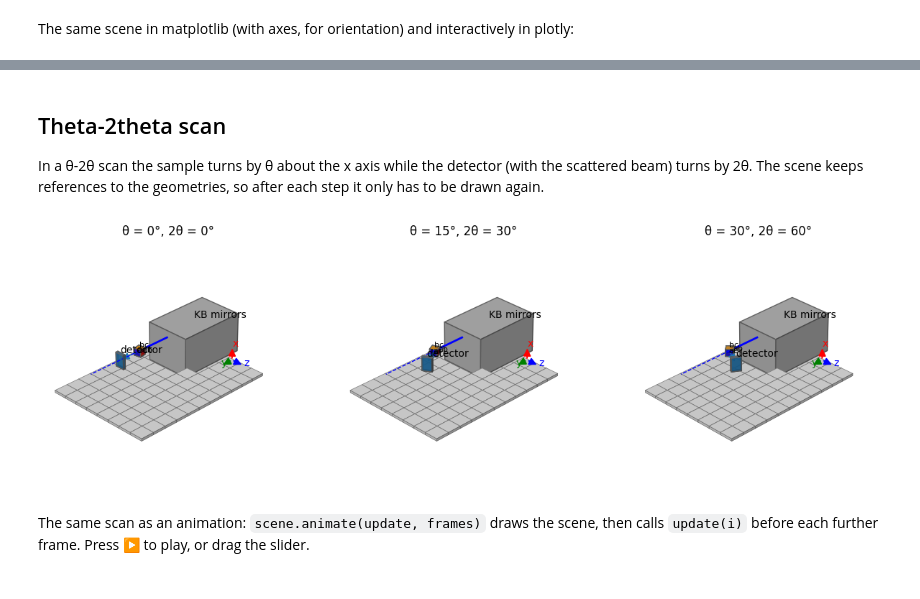
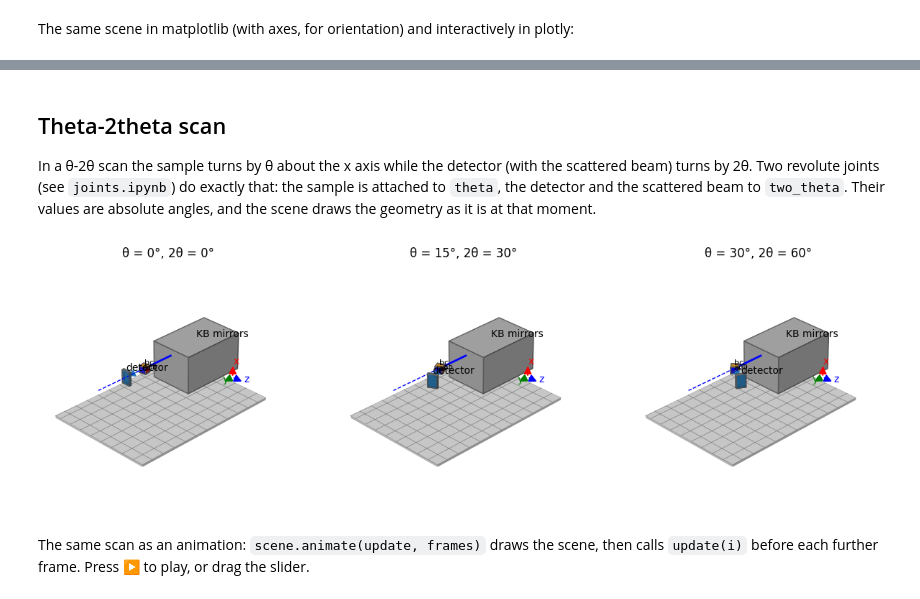
Before and after one commit to asteppke/minigeo, a Jupyter notebook: examples/Cristallina.ipynb, the cells around one changed output, grey strips where cells are left out. Cells and saved outputs as stored; diff of their text form; code cells hidden in the pictures.

```diff
--- a/examples/Cristallina.ipynb
+++ b/examples/Cristallina.ipynb
@@ -26,23 +26,20 @@ The floor is a grid of thin tiles in the y-z plane (x is up). The KB mirror box
 # %%
 room_width = 7  # along y
 room_depth = 5  # along z
+floor_height = -1.38  # x of the floor's surface
 tile_size = 0.6
-tile_thickness = 0.1
-floor_height = -1.38  # x of the tile centers
-tile_z_offset = 1
 
-tiles = []
-for i in range(int(room_width / tile_size)):
-    for j in range(int(room_depth / tile_size)):
-        y = i * tile_size - room_width / 2
-        z = j * tile_size - room_depth / 2 + tile_z_offset
-        tiles.append(Box([floor_height, y, z], size=[tile_thickness, tile_size, tile_size]))
-floor = Group(tiles)
+slab = Box([floor_height - 0.05, 0, 1], size=[0.1, room_width, room_depth])  # thickness along x
+tiles = Grid.flat(
+    low=(-room_width / 2, 1 - room_depth / 2),  # (y, z) of one corner
+    high=(room_width / 2, 1 + room_depth / 2),
+    step=tile_size,
+    plane="yz",
+    at=floor_height + 0.002,  # just above the slab, so that no face covers the lines
+)
 
 KB_y = -4.5
 KB_height, KB_length, KB_width = 1.7, 3, 2  # along x, y, z
-KB = Box(
-    [floor_height + KB_height / 2, KB_y + KB_length / 2, 0], size=[KB_height, KB_length, KB_width]
-)
-print(len(tiles), "tiles")
+KB = Box([floor_height + KB_height / 2, KB_y + KB_length / 2, 0], size=[KB_height, KB_length, KB_width])
+print(len(tiles.lines), "grid lines")
 # %% [output]
@@ -66,7 +63,8 @@ scattered = Line(cube.center, detector.center)
 # %%
 def build_scene():
     scene = Scene()
-    scene.add(floor, fill="lightgray", stroke="gray", line_width=0.5)
+    scene.add(slab, fill="lightgray", stroke="none")
+    scene.add(tiles, stroke="gray", line_width=0.5)
     scene.add(KB, fill="darkgray", label="KB mirrors", label_at="right")
     scene.add(beam, stroke="blue", line_width=2)
     scene.add(virtual_beam, stroke="blue", dash="dashed")
@@ -106,21 +110,24 @@ scene.render("plotly", height=500, **VIEW)
 ## Theta-2theta scan
 
 In a θ-2θ scan the sample turns by θ about the x axis while the detector (with the scattered
-beam) turns by 2θ. The scene keeps references to the geometries, so after each step it only
-has to be drawn again.
+beam) turns by 2θ. Two revolute joints (see `joints.ipynb`) do exactly that: the sample is
+attached to `theta`, the detector and the scattered beam to `two_theta`. Their values are
+absolute angles, and the scene draws the geometry as it is at that moment.
 # %%
+theta = Frame().revolute("x", name="θ")  # about the x axis through the sample
+two_theta = Frame().revolute("x", name="2θ")
+theta.attach(cube)
+two_theta.attach(detector, scattered)
+
 step = 15  # degrees of theta per picture
-detector_arm = Group([detector, scattered])
-
 fig, axes = plt.subplots(1, 3, figsize=(15, 5), subplot_kw={"projection": "3d"})
 for k, ax in enumerate(axes):
+    theta.value, two_theta.value = k * step, 2 * k * step
     scene.render("matplotlib", ax=ax, show_axes=False, **VIEW)
     ax.set_title(f"θ = {k * step}°, 2θ = {2 * k * step}°")
-    Transform().rotate_x(step) @ cube
-    Transform().rotate_x(2 * step) @ detector_arm
 plt.show()
 # %% [output]
-[figure, old version]
+[figure, new version]
 # %% [markdown]
 The same scan as an animation: `scene.animate(update, frames)` draws the scene, then calls
 `update(i)` before each further frame. Press ▶ to play, or drag the slider.
```
Also changed, not shown: parts of 7 cells of this notebook, 38 other files.
